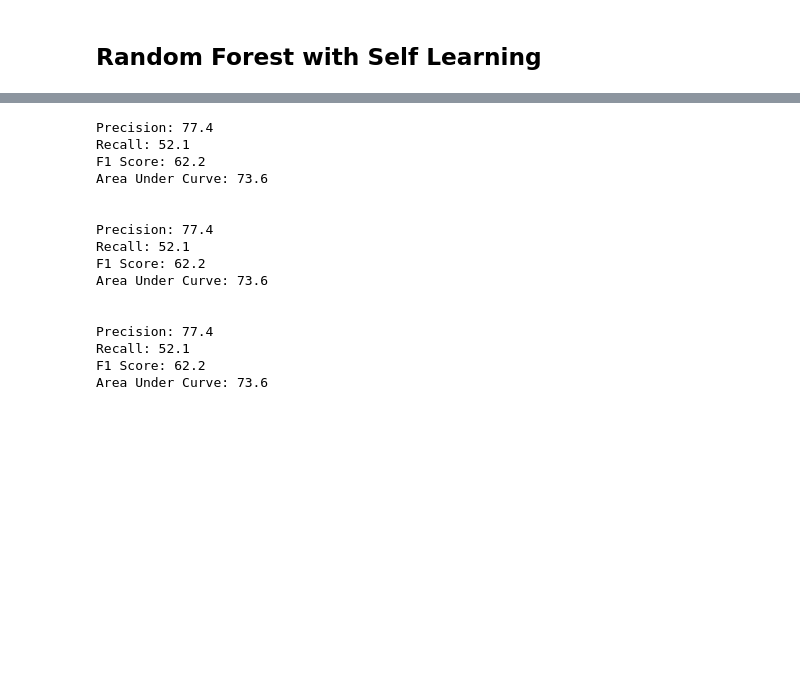
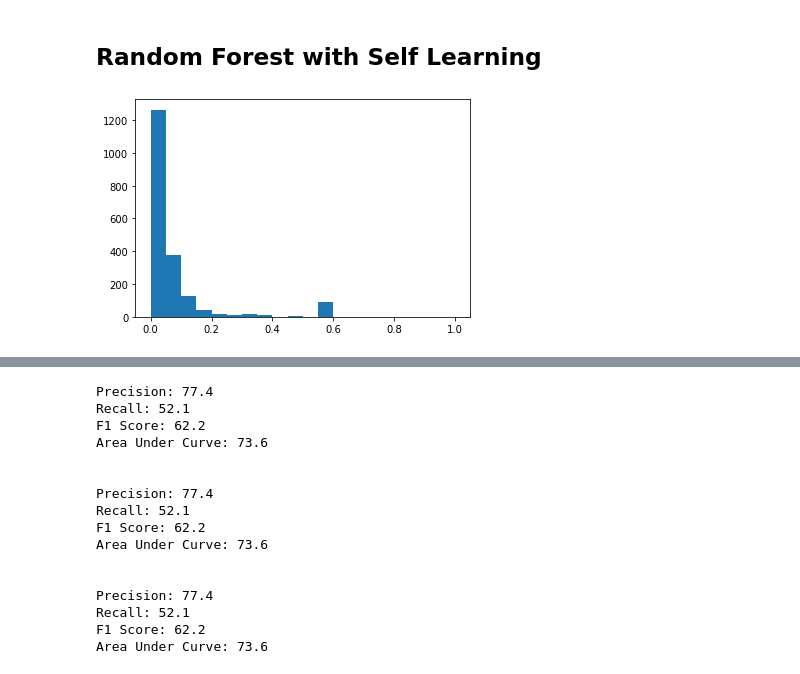
Before and after one commit to itsshivampal/Concept-Prerequiste-Learning, a Jupyter notebook: Physics Exp Setup/Prop_Sup Method/Self Learning.ipynb, the cells around one changed output, grey strips where cells are left out. Drawn from its saved outputs; the diff is of its cells as text; code cells hidden in the pictures; blank space fills up the shorter version.

```diff
--- a/Physics Exp Setup/Prop_Sup Method/Self Learning.ipynb
+++ b/Physics Exp Setup/Prop_Sup Method/Self Learning.ipynb
@@ -245,0 +249,5 @@ Area Under Curve: 79.1
+# %%
+plt.hist(tfidf, bins = 20)
+plt.show()
+# %% [output]
+[figure, added]
```
Also changed, not shown: parts of 10 cells of this notebook, 2 other files.
